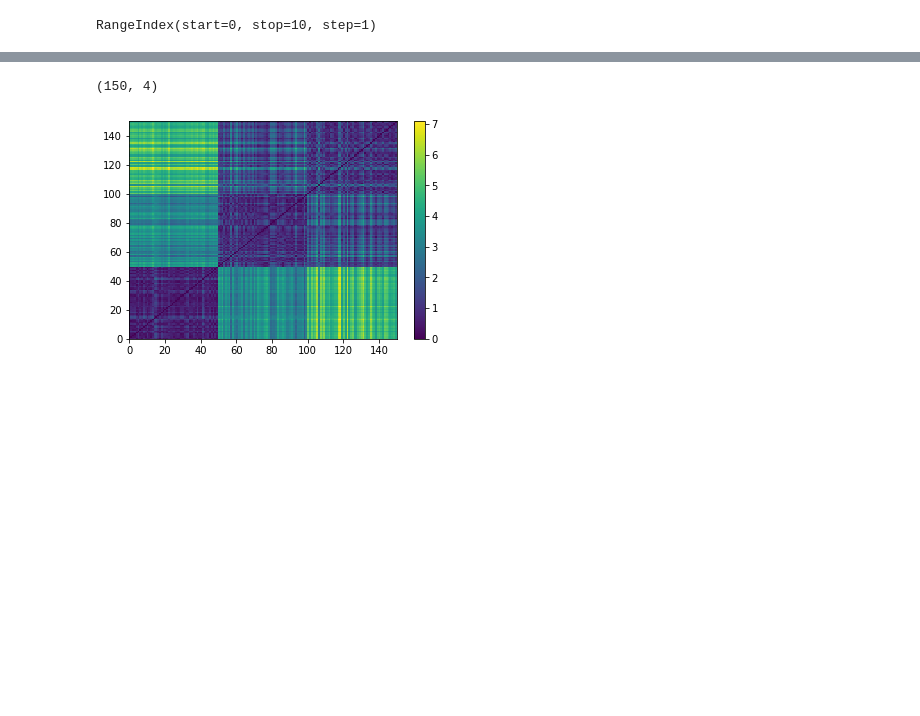
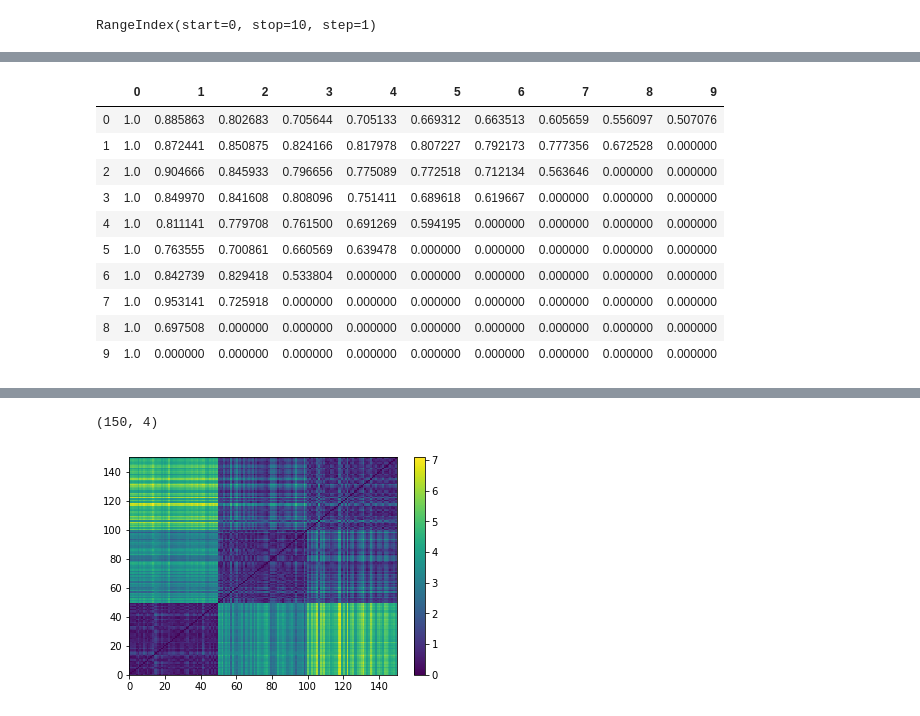
Before and after one commit to uniformlyMatt/PhD-code, a Jupyter notebook: In-class agreement.ipynb, the cells around one changed output, grey strips where cells are left out. Cells and saved outputs as stored; diff of their text form; code cells hidden in the pictures; blank space fills up the shorter version.

```diff
--- a/In-class agreement.ipynb
+++ b/In-class agreement.ipynb
@@ -350,0 +425,14 @@ ValueError: Shape of passed values is (10, 1), indices imply (10, 10)
+# %%
+pd.DataFrame(am)
+# %% [output]
+|  | 0 | 1 | 2 | 3 | 4 | 5 | 6 | 7 | 8 | 9 |
+| 0 | 1.0 | 0.885863 | 0.802683 | 0.705644 | 0.705133 | 0.669312 | 0.663513 | 0.605659 | 0.556097 | 0.507076 |
+| 1 | 1.0 | 0.872441 | 0.850875 | 0.824166 | 0.817978 | 0.807227 | 0.792173 | 0.777356 | 0.672528 | 0.000000 |
+| 2 | 1.0 | 0.904666 | 0.845933 | 0.796656 | 0.775089 | 0.772518 | 0.712134 | 0.563646 | 0.000000 | 0.000000 |
+| 3 | 1.0 | 0.849970 | 0.841608 | 0.808096 | 0.751411 | 0.689618 | 0.619667 | 0.000000 | 0.000000 | 0.000000 |
+| 4 | 1.0 | 0.811141 | 0.779708 | 0.761500 | 0.691269 | 0.594195 | 0.000000 | 0.000000 | 0.000000 | 0.000000 |
+| 5 | 1.0 | 0.763555 | 0.700861 | 0.660569 | 0.639478 | 0.000000 | 0.000000 | 0.000000 | 0.000000 | 0.000000 |
+| 6 | 1.0 | 0.842739 | 0.829418 | 0.533804 | 0.000000 | 0.000000 | 0.000000 | 0.000000 | 0.000000 | 0.000000 |
+| 7 | 1.0 | 0.953141 | 0.725918 | 0.000000 | 0.000000 | 0.000000 | 0.000000 | 0.000000 | 0.000000 | 0.000000 |
+| 8 | 1.0 | 0.697508 | 0.000000 | 0.000000 | 0.000000 | 0.000000 | 0.000000 | 0.000000 | 0.000000 | 0.000000 |
+| 9 | 1.0 | 0.000000 | 0.000000 | 0.000000 | 0.000000 | 0.000000 | 0.000000 | 0.000000 | 0.000000 | 0.000000 |
```
Also changed, not shown: parts of 34 cells of this notebook, 2 other files.
